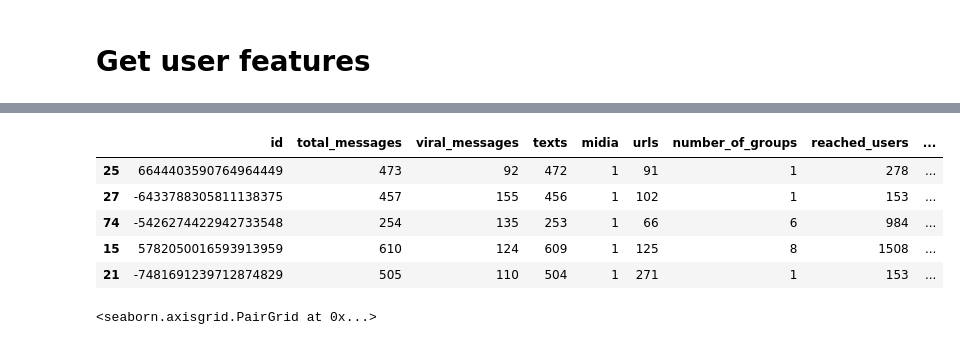
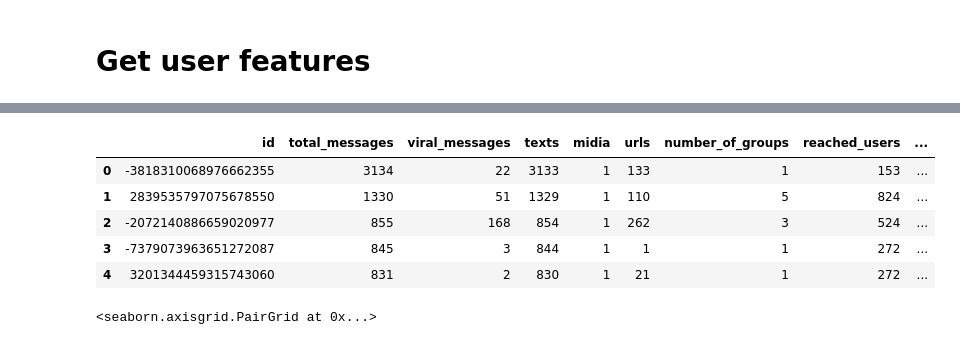
Before and after one commit to cabrau/FakeWhatsApp.Br, a Jupyter notebook: 7.0 user features.ipynb, the cells around one changed output, grey strips where cells are left out. Drawn from its saved outputs; the diff is of its cells as text; code cells hidden in the pictures.

Commit message:
final experiments. using just non-ambiguous messages and user classification

```diff
--- a/7.0 user features.ipynb
+++ b/7.0 user features.ipynb
@@ -79,7 +79,7 @@ results_dir
 # %%
 #data_dir = 'data/' + str(base) #+ '/vis_processed_texts.p'
 #filepath = 'data/' + str(base) + '/fakeWhatsApp.BR_' + str(base) + '.csv'
-df = pd.read_csv('data/2018/fakeWhatsApp.BR_2018.csv')
+df = pd.read_csv('data/2018/high quality labels/fakeWhatsApp.BR_2018.csv')
 #non_viral_mis = df[(df['viral']==0) & (df['misinformation']==1)]['text'].unique()
 #non_viral_non_mis = df[(df['viral']==0) & (df['misinformation']==0)].sample(n=len(non_viral_mis))['text'].unique()
 #non_viral = list(non_viral_mis) + list(non_viral_non_mis)
@@ -114,6 +135,12 @@ list(df['preprocessed_text'][0:10])
 # %%
 # to do: reaching of misinformations
 # urls
+def get_text_content(user, column):
+    msgs = df[(df['id']==user) & (df['midia']==0)][column]
+    msgs = list(msgs.values)
+    msgs = " ".join(msgs)
+    return msgs
+
 
 def get_user_features(df,users):
     '''
@@ -123,6 +150,8 @@ def get_user_features(df,users):
     texto = []
     media = []
     msg_str = []
+    preprocessed_msg_str = []
+    stemmed_msg_str= []
     misinformation = []
     n_groups = []
     n_users = []
@@ -135,7 +164,7 @@ def get_user_features(df,users):
     for user in users.index:
         virals.append(len(df[(df['id'] == user) & (df['viral']==1)]))
         texto.append(len(df[(df['id'] == user) & (df['midia']==0)]))
-        media.append(len(df[(df['id'] == user)]) - len(df[(df['id'] == user) & (df['midia']==0)]))
+        media.append(len(df[(df['id'] == user) & (df['midia']==1)]))
         misinformation.append(len(df[(df['id'] == user) & (df['misinformation']==1)]))
         n_groups.append(df[df['id']==user]['group'].nunique())
         urls.append(len(df[(df['id'] == user) & (df['url']==1)]))
@@ -156,46 +185,51 @@ def get_user_features(df,users):
 
             # misinformations
             users_misinformed = 0
             misinformation_in_group = len(df[(df['id']==user) & (df['group']==g) & (df['misinformation']==1)])
             if misinformation_in_group > 0:
                 users_misinformed = users_in_group
             u_strenght_mis += users_misinformed*misinformation_in_group
             u_degree_mis += users_misinformed
 
         n_users.append(u_degree)
         strenght.append(u_strenght)
         n_users_mis.append(u_degree_mis)
         strenght_mis.append(u_strenght_mis)
 
-        msgs = df[(df['id']==user) & (df['midia']==0)]['preprocessed_text']
-        msgs = list(msgs.values)
-        msgs = " ".join(msgs)
-        msg_str.append(msgs)
+        # full text
+        msg_str.append(get_text_content(user, 'text'))
+        # pre-processed text
+        preprocessed_msg_str.append(get_text_content(user, 'preprocessed_text'))
+        # stemmed text
+        stemmed_msg_str.append(get_text_content(user, 'preprocessed_text_stemmed'))
+
+        # stemmed text
+
 
     topUsers = pd.DataFrame({'id':users.index, 'total_messages':users.values, 'viral_messages':virals,
                              'texts':texto, 'midia':media, 'urls':urls,
                              'number_of_groups':n_groups, 'reached_users':n_users,'messages_for_reached_user':strenght,
                              'misinformations': misinformation, 'misinformation_ratio':mis_ratio,
                              'users_misinformed':n_users_mis, 'misinformation_for_reached_user':strenght_mis,
-                             'messages':msg_str})
+                             'messages':msg_str, 'preprocessed_messages':preprocessed_msg_str, 'preprocessed_stemmed_messages':stemmed_msg_str})
     return topUsers
 
 
 def getTopUsers(df,top=10):
     groupedByid = df.groupby(['id']).count()
     groupedByid = groupedByid.sort_values('date', ascending=False)[0:top]['date']
     return get_user_features(df,groupedByid)
 
-#df_users = getTopUsers(df,None)
-df_users = pd.read_csv('data/2018/user_features.csv')
-df_users.sort_values('misinformation_for_reached_user', ascending=False).head()
+df_users = getTopUsers(df,10)
+#df_users = pd.read_csv('data/2018/user_features.csv')
+df_users.sort_values('total_messages', ascending=False).head()
 # %% [output]
 |  | id | total_messages | viral_messages | texts | midia | urls | number_of_groups | reached_users | ... |
-| 25 | 6644403590764964449 | 473 | 92 | 472 | 1 | 91 | 1 | 278 | ... |
-| 27 | -6433788305811138375 | 457 | 155 | 456 | 1 | 102 | 1 | 153 | ... |
-| 74 | -5426274422942733548 | 254 | 135 | 253 | 1 | 66 | 6 | 984 | ... |
-| 15 | 5782050016593913959 | 610 | 124 | 609 | 1 | 125 | 8 | 1508 | ... |
-| 21 | -7481691239712874829 | 505 | 110 | 504 | 1 | 271 | 1 | 153 | ... |
+| 0 | -3818310068976662355 | 3134 | 22 | 3133 | 1 | 133 | 1 | 153 | ... |
+| 1 | 2839535797075678550 | 1330 | 51 | 1329 | 1 | 110 | 5 | 824 | ... |
+| 2 | -2072140886659020977 | 855 | 168 | 854 | 1 | 262 | 3 | 524 | ... |
+| 3 | -7379073963651272087 | 845 | 3 | 844 | 1 | 1 | 1 | 272 | ... |
+| 4 | 3201344459315743060 | 831 | 2 | 830 | 1 | 21 | 1 | 272 | ... |
 # %%
 # df_users['superspreader'] = [1 if x > 100 else 0 for x in df_users['total_messages']]
 df_users['source_of_misinformation'] = [1 if x >= 0.05 else 0 for x in df_users['misinformation_ratio']]
```
Also changed, not shown: parts of 9 cells of this notebook, 13 other files.
